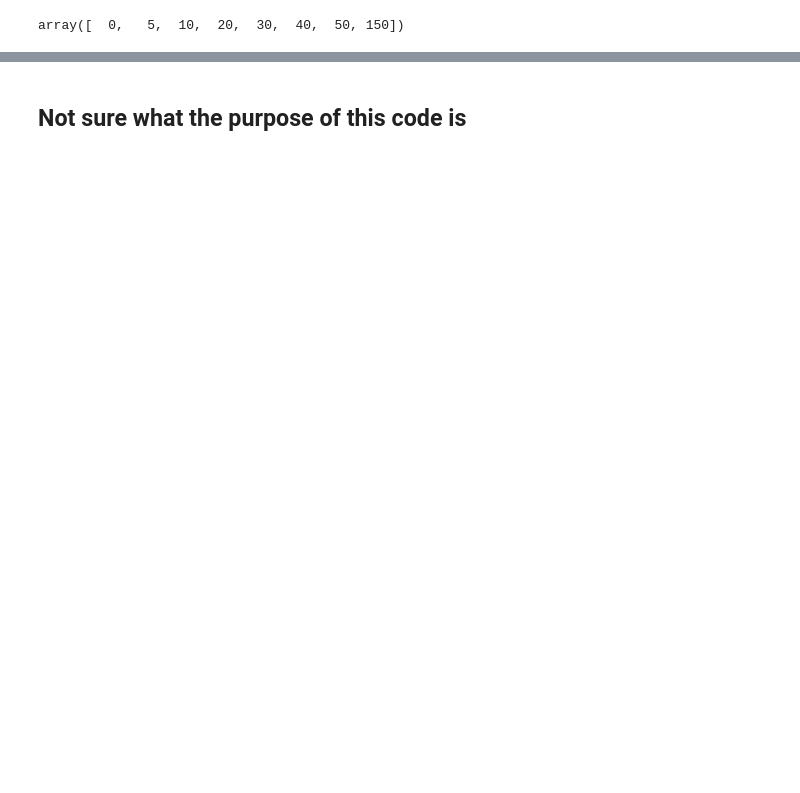
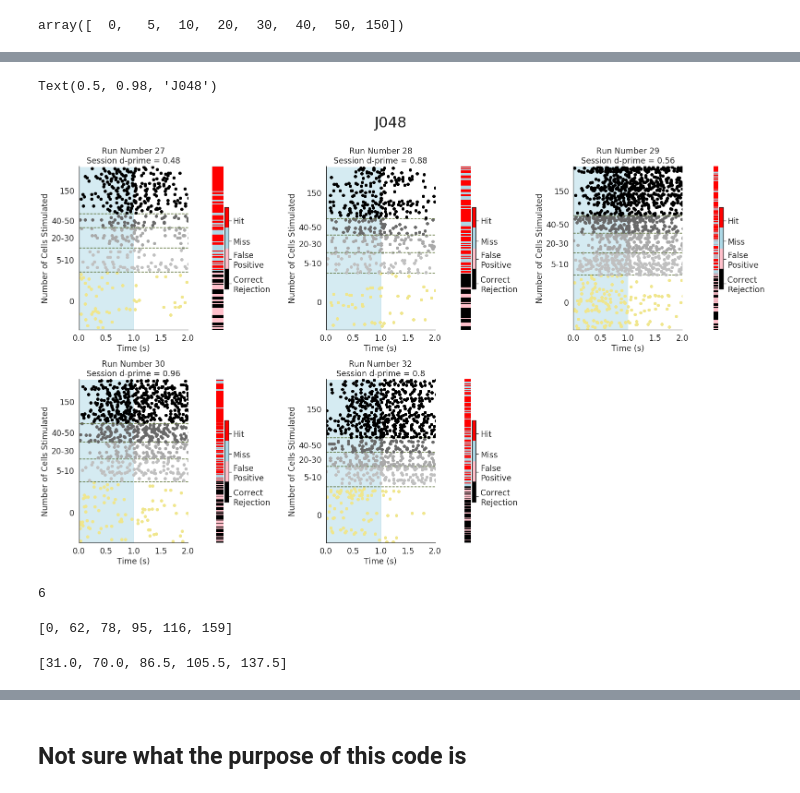
Before and after one commit to Packer-Lab/Vape, a Jupyter notebook: jupyter/behaviour/easy_test_psychometric_curves.ipynb, the cells around one changed output, grey strips where cells are left out. Drawn from its saved outputs; the diff is of its cells as text; code cells hidden in the pictures; blank space fills up the shorter version.

```diff
--- a/jupyter/behaviour/easy_test_psychometric_curves.ipynb
+++ b/jupyter/behaviour/easy_test_psychometric_curves.ipynb
@@ -319,2 +347,16 @@ np.where((subsets.trial_subsets!=150) & (subsets.trial_subsets!=0))[0]
+# %%
+fig = plt.figure(figsize=(25,15))
+mouse_dict = mice_dicts[0]
+outer = gridspec.GridSpec(2, 3, hspace= 0.3, wspace=0.65)
+for i, run in enumerate(mouse_dict['runs']):
+
+    gs = lick_raster(run, outer[i], mouse_dict['run_numbers'][i])
+
+fig.suptitle(mouse_dict['mouse_id'], fontsize=32)
+# %% [output]
+Text(0.5, 0.98, 'J048')
+[figure, added]
 # %%
-run.trial_typeaaaaaaaa
+run =
+# %% [output]
+6
@@ -322,0 +363,8 @@ run.trial_type
+# %%
+line_pos
+# %% [output]
+[0, 62, 78, 95, 116, 159]
+# %%
+subset_centre
+# %% [output]
+[31.0, 70.0, 86.5, 105.5, 137.5]
```
Also changed, not shown: parts of 23 cells of this notebook, 2 other files.
